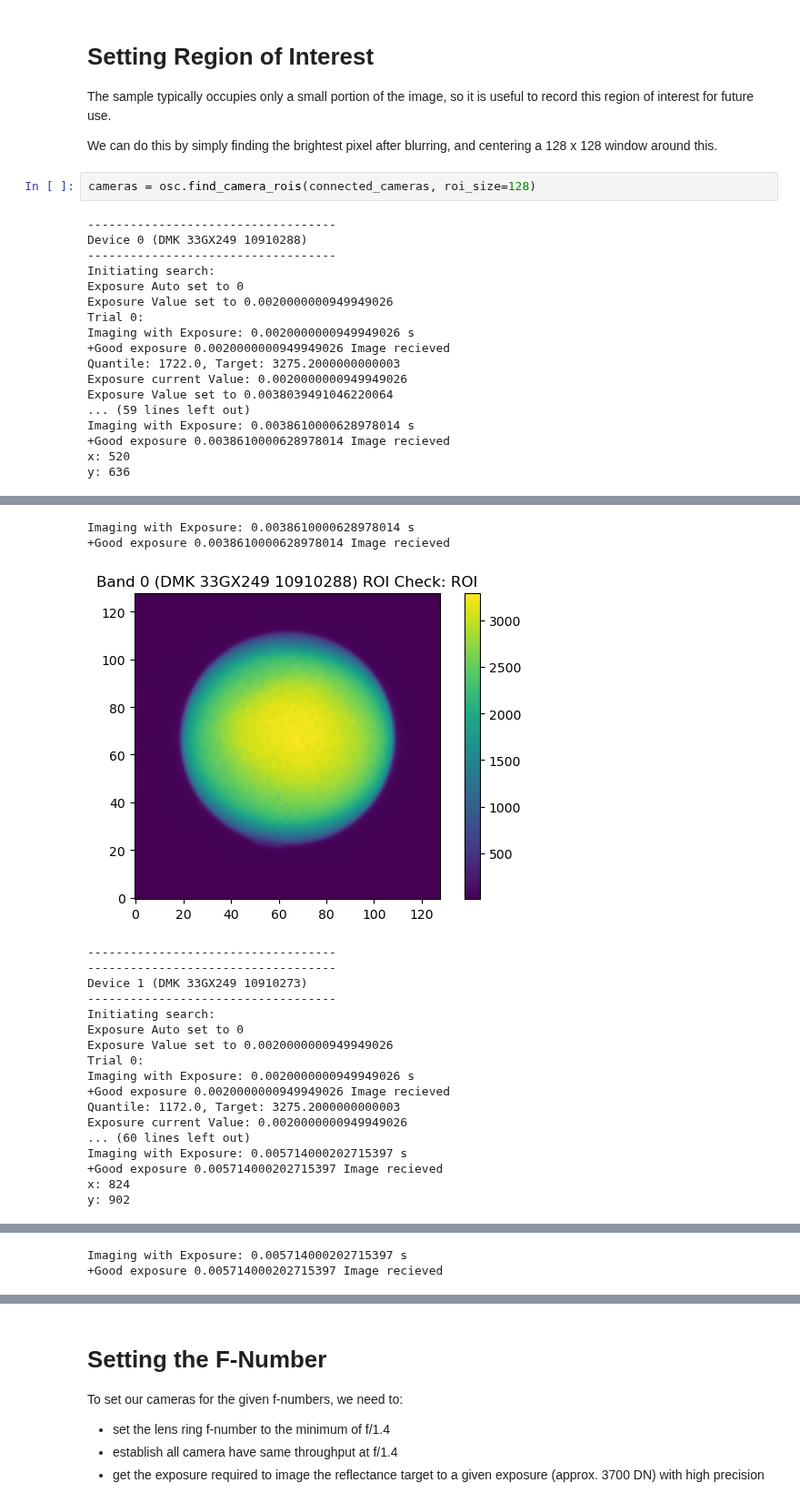
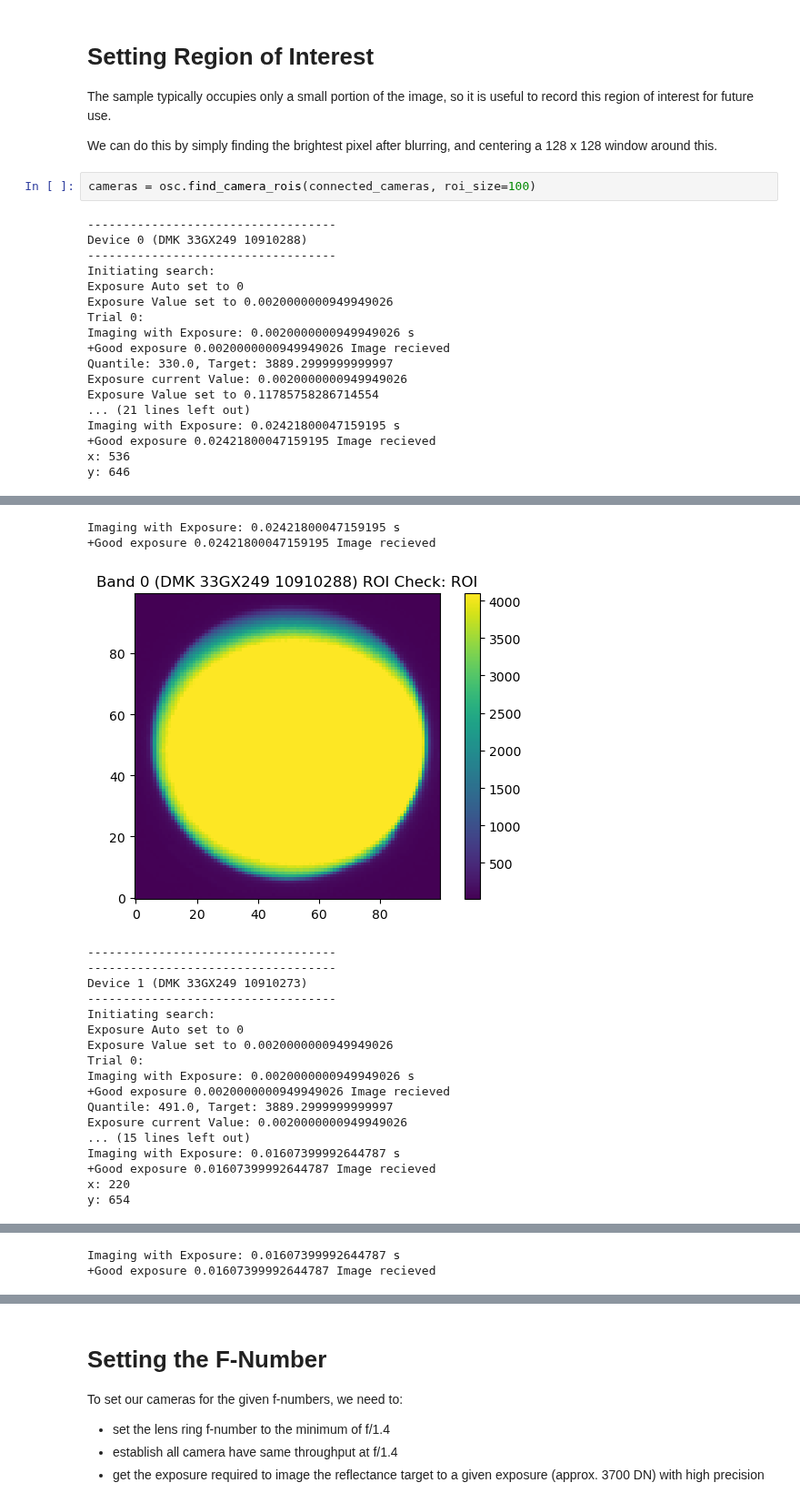
Before and after one commit to rbstabbins/orochi_simulator_control, a Jupyter notebook: notebooks/channel_config.ipynb, the cells around one changed output, grey strips where cells are left out. Shown at 91% size. Cells and saved outputs as stored; diff of their text form.

Commit message:
new arragenement of camera rig

```diff
--- a/notebooks/channel_config.ipynb
+++ b/notebooks/channel_config.ipynb
@@ -200,7 +200,7 @@ The sample typically occupies only a small portion of the image, so it is useful
 
 We can do this by simply finding the brightest pixel after blurring, and centering a 128 x 128 window around this.
 # %%
-cameras = osc.find_camera_rois(connected_cameras, roi_size=128)
+cameras = osc.find_camera_rois(connected_cameras, roi_size=100)
 # %% [output]
 -----------------------------------
 Device 0 (DMK 33GX249 10910288)
@@ -211,11 +211,11 @@ Exposure Value set to 0.0020000000949949026
 Trial 0:
 Imaging with Exposure: 0.0020000000949949026 s
 +Good exposure 0.0020000000949949026 Image recieved
-Quantile: 1722.0, Target: 3275.2000000000003
+Quantile: 330.0, Target: 3889.2999999999997
 Exposure current Value: 0.0020000000949949026
-Exposure Value set to 0.0038039491046220064
-... (59 lines left out)
-Imaging with Exposure: 0.0038610000628978014 s
-+Good exposure 0.0038610000628978014 Image recieved
-x: 520
-y: 636
+Exposure Value set to 0.11785758286714554
+... (21 lines left out)
+Imaging with Exposure: 0.02421800047159195 s
++Good exposure 0.02421800047159195 Image recieved
+x: 536
+y: 646
@@ -223,6 +223,6 @@ y: 636
-Imaging with Exposure: 0.0038610000628978014 s
-+Good exposure 0.0038610000628978014 Image recieved
+Imaging with Exposure: 0.02421800047159195 s
++Good exposure 0.02421800047159195 Image recieved
-[figure, old version]
+[figure, new version]
 -----------------------------------
 -----------------------------------
 Device 1 (DMK 33GX249 10910273)
@@ -233,10 +233,10 @@ Exposure Value set to 0.0020000000949949026
 Trial 0:
 Imaging with Exposure: 0.0020000000949949026 s
 +Good exposure 0.0020000000949949026 Image recieved
-Quantile: 1172.0, Target: 3275.2000000000003
+Quantile: 491.0, Target: 3889.2999999999997
 Exposure current Value: 0.0020000000949949026
-... (60 lines left out)
-Imaging with Exposure: 0.005714000202715397 s
-+Good exposure 0.005714000202715397 Image recieved
-x: 824
-y: 902
+... (15 lines left out)
+Imaging with Exposure: 0.01607399992644787 s
++Good exposure 0.01607399992644787 Image recieved
+x: 220
+y: 654
@@ -244,2 +244,2 @@ y: 902
-Imaging with Exposure: 0.005714000202715397 s
-+Good exposure 0.005714000202715397 Image recieved
+Imaging with Exposure: 0.01607399992644787 s
++Good exposure 0.01607399992644787 Image recieved
```
Also changed, not shown: parts of 5 cells of this notebook, 5 other files.
